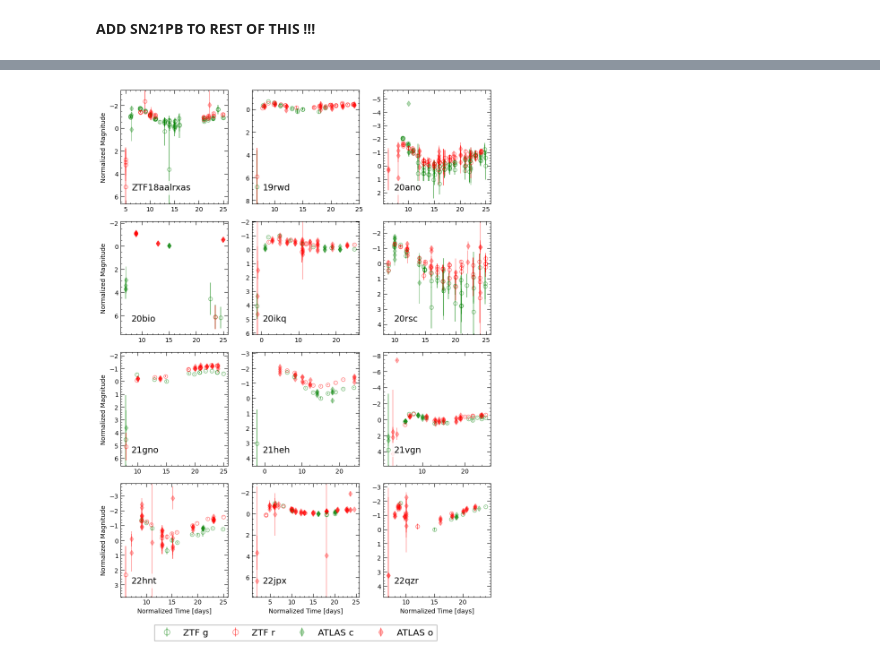
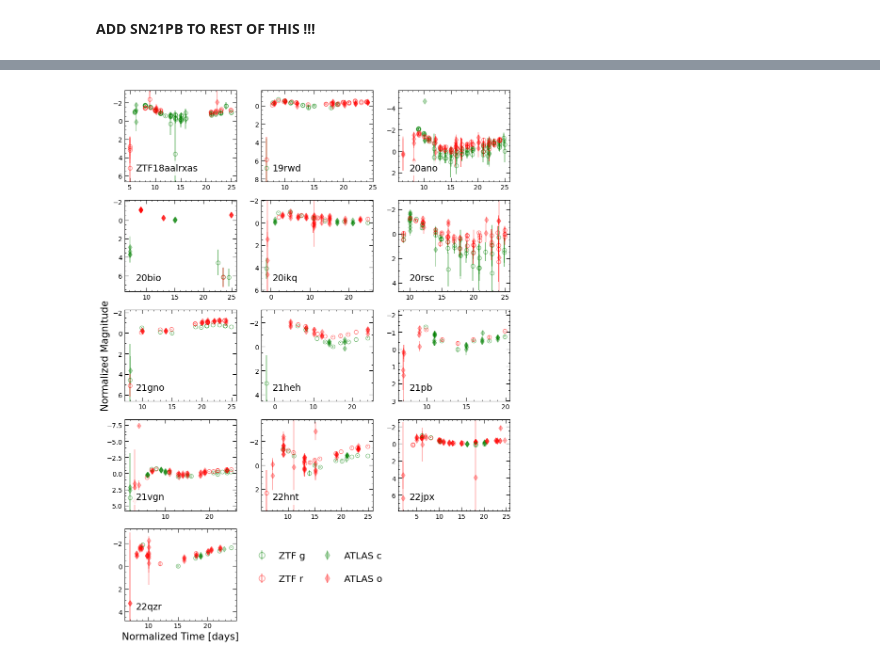
Before and after one commit to aec3675/ztf_IIb, a Jupyter notebook: make_mcmc_plots.ipynb, the cells around one changed output, grey strips where cells are left out. Saved outputs shown, nothing was run; the diff lists cells and outputs as text; code cells hidden in the pictures.

Commit message:
reconfiguring plots for paper

```diff
--- a/make_mcmc_plots.ipynb
+++ b/make_mcmc_plots.ipynb
@@ -21,7 +21,7 @@ from matplotlib.ticker import (MultipleLocator, AutoMinorLocator)
 
 SAVE_DIR = './mcmc_fp_results/'
 # %%
-# read in the data (df created in fp jupyter notebook)
+# read in the subselected dataframes created when running mcmc script
 snztf18 = pd.read_csv('./mcmc_fp_results/subselected_dfs/snztf18.csv')
 sn19rwd = pd.read_csv('./mcmc_fp_results/subselected_dfs/sn19rwd.csv')
 sn20ano = pd.read_csv('./mcmc_fp_results/subselected_dfs/sn20ano.csv',)
@@ -31,7 +31,7 @@ sn20rsc = pd.read_csv('./mcmc_fp_results/subselected_dfs/sn20rsc.csv',)
 # sn21aezx = pd.read_csv('./mcmc_fp_results/subselected_dfs/sn21aezx.csv')
 sn21gno = pd.read_csv('./mcmc_fp_results/subselected_dfs/sn21gno.csv')
 sn21heh = pd.read_csv('./mcmc_fp_results/subselected_dfs/sn21heh.csv')
-# sn21pb = pd.read_csv('./mcmc_fp_results/subselected_dfs/sn21pb.csv')
+sn21pb = pd.read_csv('./mcmc_fp_results/subselected_dfs/sn21pb.csv')
 sn21vgn = pd.read_csv('./mcmc_fp_results/subselected_dfs/sn21vgn.csv')
 sn22hnt = pd.read_csv('./mcmc_fp_results/subselected_dfs/sn22hnt.csv')
 sn22jpx = pd.read_csv('./mcmc_fp_results/subselected_dfs/sn22jpx.csv')
@@ -45,9 +45,9 @@ Index(['JD', 'filter', 'mag', 'ztf_mag_lower', 'ztf_mag_upper',
 # %% [markdown]
 **ADD SN21PB TO REST OF THIS !!!**
 # %%
-df_str_list = ['snztf18','sn19rwd','sn20ano','sn20bio','sn20ikq','sn20rsc','sn21gno','sn21heh','sn21vgn','sn22hnt','sn22jpx','sn22qzr']
-df_sub_ls = [snztf18,sn19rwd,sn20ano,sn20bio,sn20ikq,sn20rsc,sn21gno,sn21heh,sn21vgn,sn22hnt,sn22jpx,sn22qzr]
-plot_names = ['ZTF18aalrxas', '19rwd', '20ano','20bio','20ikq','20rsc','21gno','21heh','21vgn','22hnt','22jpx','22qzr']
+df_str_list = ['snztf18','sn19rwd','sn20ano','sn20bio','sn20ikq','sn20rsc','sn21gno','sn21heh','sn21pb','sn21vgn','sn22hnt','sn22jpx','sn22qzr']
+df_sub_ls = [snztf18,sn19rwd,sn20ano,sn20bio,sn20ikq,sn20rsc,sn21gno,sn21heh,sn21pb,sn21vgn,sn22hnt,sn22jpx,sn22qzr]
+plot_names = ['ZTF18aalrxas', '19rwd', '20ano','20bio','20ikq','20rsc','21gno','21heh','21pb','21vgn','22hnt','22jpx','22qzr']
 # %%
 r1_bool_dict = {
         "g": {"snztf18":True,
@@ -340,6 +350,8 @@ stats_df[['param','min','mean','max','std']]
 # %%
 # colors = ['#a6cee3', '#1f78b4', '#b2df8a', '#33a02c', '#fb9a99', '#e31a1c', '#fdbf6f', '#ff7f00', '#cab2d6', '#6a3d9a']
-colors = ['#8dd3c7','#ff7f00','#bebada','#80b1d3','#fdb462','#b3de69','#fccde5','#6a3d9a','#bc80bd','#ccebc5','#ffed6f', '#fb8072']
+colors = ['#8dd3c7','#ff7f00','#bebada','#80b1d3','#fdb462','#b3de69','#fccde5','#6a3d9a','#bc80bd','#ccebc5','#ffed6f', '#fb8072', '#088F8F']
+# plot_names = ['ZTF18aalrxas', '19rwd', '20ano','20bio','20ikq','20rsc','21gno','21heh','21pb','21vgn','22hnt','22jpx','22qzr']
+# colors_dict = dict(zip(plot_names,colors))
 # %%
 # a1s,a2s = [],[]
 # fig = plt.figure(figsize=(8,6))
@@ -689,14 +702,17 @@ mean_a2_r = float(stats_df[stats_df['filter']=='r'].loc[stats_df['param']=='a2']
 plt.axvline(mean_a1_r,alpha=1.0, color='gray', linestyle='dashed', linewidth=5, label='Mean a1', zorder=0)
 plt.axvline(mean_a2_r,alpha=1.0, color='gray', linestyle='solid', linewidth=5, label='Mean a2', zorder=0)
 
+bbox = dict(facecolor='white', edgecolor='white',alpha=0.85)
+plt.annotate('r-band',xy=(0.8,0.06),xycoords='axes fraction',color='darkgray',fontsize=18, bbox=bbox)
+
 plt.xlabel('Normalized Time [days]', fontsize=15)
 plt.ylabel('Normalized Magnitude', fontsize=15)
 # plt.title('MCMC Mean Best Fit for all r-band SNe', fontsize=15)
 plt.ylim(8.5,-4.5)
 plt.xlim(-3,25.5)
 handles, labels = ax.get_legend_handles_labels()
-h, l = handles[:24:2], labels[:24:2]
-h2, l2 = handles[23:], labels[23:]
+h, l = handles[:26:2], labels[:26:2]
+h2, l2 = handles[25:], labels[25:]
 hand, lab = h+h2, l+l2
 ax.legend(hand, lab, loc='center left', bbox_to_anchor=(1, 0.42),frameon=False, fontsize=12)
 plt.tight_layout()
@@ -901,44 +926,44 @@ plt.savefig(SAVE_DIR+'/figures/individ_mcmc_fits_subplot_both_bands.png', dpi=30
 # %%
-fig, axs = plt.subplots(4,3, figsize=(9,12))
-locs = [[0,0],[0,1],[0,2],[1,0],[1,1],[1,2],[2,0],[2,1],[2,2],[3,0],[3,1],[3,2]]
+fig, axs = plt.subplots(5,3, figsize=(9,12))
+locs = [[0,0],[0,1],[0,2],[1,0],[1,1],[1,2],[2,0],[2,1],[2,2],[3,0],[3,1],[3,2],[4,0]]
 
 for i,df in enumerate(df_sub_ls):
     axs[locs[i][0],locs[i][1]].errorbar(df[df['filter']=='ZTF_g']['norm_t'], df[df['filter']=='ZTF_g']['norm_m'],df[df['filter']=='ZTF_g']['mag_err_all'],
                  markeredgecolor='green',markerfacecolor='none',ecolor='green',label='ZTF g',alpha=0.5,linestyle='',marker='o')
     axs[locs[i][0],locs[i][1]].errorbar(df[df['filter']=='ZTF_r']['norm_t'], df[df['filter']=='ZTF_r']['norm_m'],df[df['filter']=='ZTF_r']['mag_err_all'],
                  markeredgecolor='red',markerfacecolor='none',ecolor='red',label='ZTF r',alpha=0.5,linestyle='',marker='o')
     axs[locs[i][0],locs[i][1]].errorbar(df[df['filter']=='c']['norm_t'], df[df['filter']=='c']['norm_m'],df[df['filter']=='c']['mag_err_all'],
                  color='green', marker='d',label='ATLAS c',alpha=0.3,linestyle='',zorder=0)
     axs[locs[i][0],locs[i][1]].errorbar(df[df['filter']=='o']['norm_t'], df[df['filter']=='o']['norm_m'],df[df['filter']=='o']['mag_err_all'],
                  color='red', marker='d', label='ATLAS o',alpha=0.3,linestyle='',zorder=0)
 
     y_mins = [df[df['filter']=='ZTF_g']['norm_m'].min(), df[df['filter']=='ZTF_r']['norm_m'].min(), df[df['filter']=='c']['norm_m'].min(), df[df['filter']=='o']['norm_m'].min()]
     y_maxs = [df[df['filter']=='ZTF_g']['norm_m'].max(), df[df['filter']=='ZTF_r']['norm_m'].max(), df[df['filter']=='c']['norm_m'].max(), df[df['filter']=='o']['norm_m'].max()]
 
     axs[locs[i][0],locs[i][1]].set_ylim(max(y_maxs)+1.5, min(y_mins)-1)
     axs[locs[i][0],locs[i][1]].xaxis.set_minor_locator(AutoMinorLocator())
     axs[locs[i][0],locs[i][1]].yaxis.set_minor_locator(AutoMinorLocator())
     axs[locs[i][0],locs[i][1]].tick_params(which="both", top=True, labeltop=False, bottom=True, labelbottom=True, left=True, right=True, direction="in")
     axs[locs[i][0],locs[i][1]].xaxis.set_tick_params(length=6)
     axs[locs[i][0],locs[i][1]].yaxis.set_tick_params(length=6)
 
     bbox = dict(facecolor='white', edgecolor='white',alpha=0.85)
     axs[locs[i][0],locs[i][1]].annotate(plot_names[i],xy=(0.1,0.12),xycoords='axes fraction',color='k',fontsize=14,bbox=bbox)
 
-axs[3,0].set_xlabel('Normalized Time [days]')
-axs[3,1].set_xlabel('Normalized Time [days]')
-axs[3,2].set_xlabel('Normalized Time [days]')
+axs[4,1].axis("off")
+axs[4,2].axis("off")
 
-axs[0,0].set_ylabel('Normalized Magnitude')
-axs[1,0].set_ylabel('Normalized Magnitude')
-axs[2,0].set_ylabel('Normalized Magnitude')
-axs[3,0].set_ylabel('Normalized Magnitude')
+# axs[4,0].set_xlabel('Normalized Time [days]')
+axs[4,0].set_xlabel('Normalized Time [days]', fontsize=15)
+# axs[3,2].set_xlabel('Normalized Time [days]')
+
+axs[2,0].set_ylabel('Normalized Magnitude', fontsize=15)
 
 lines_labels = [ax.get_legend_handles_labels() for ax in fig.axes]
 lines, labels = [sum(lol, []) for lol in zip(*lines_labels)]
-fig.legend(lines[0:4], labels[0:4], loc='lower center', bbox_to_anchor=(0.5, -0.045), ncol=4, fontsize='x-large',markerscale=1.5,
-                frameon=True,fancybox=False,framealpha=1.0,edgecolor='darkgray')
+fig.legend(lines[0:4], labels[0:4], loc='lower center', bbox_to_anchor=(0.528, 0.1), ncol=2, fontsize='x-large',markerscale=1.5,
+                frameon=False,fancybox=False,framealpha=1.0,edgecolor='darkgray', labelspacing=1.5, columnspacing=1.3)
 fig.tight_layout()
 plt.savefig(SAVE_DIR+'/figures/individ_fp_lcs_subplot.png',dpi=300)
 # %% [output]
-[figure, old version]
+[figure, new version]
```
Also changed, not shown: parts of 11 cells of this notebook, 10 other files.
